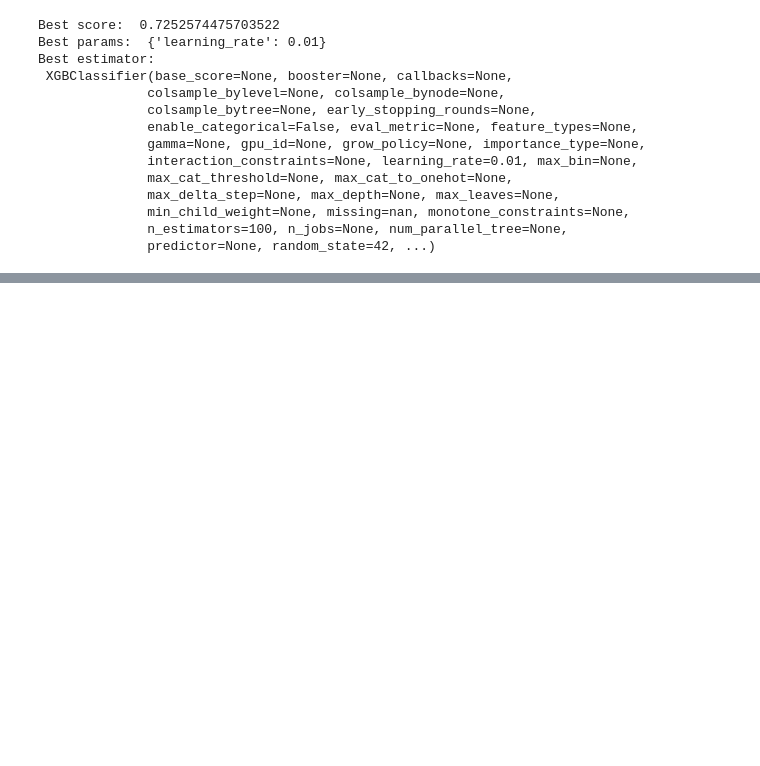
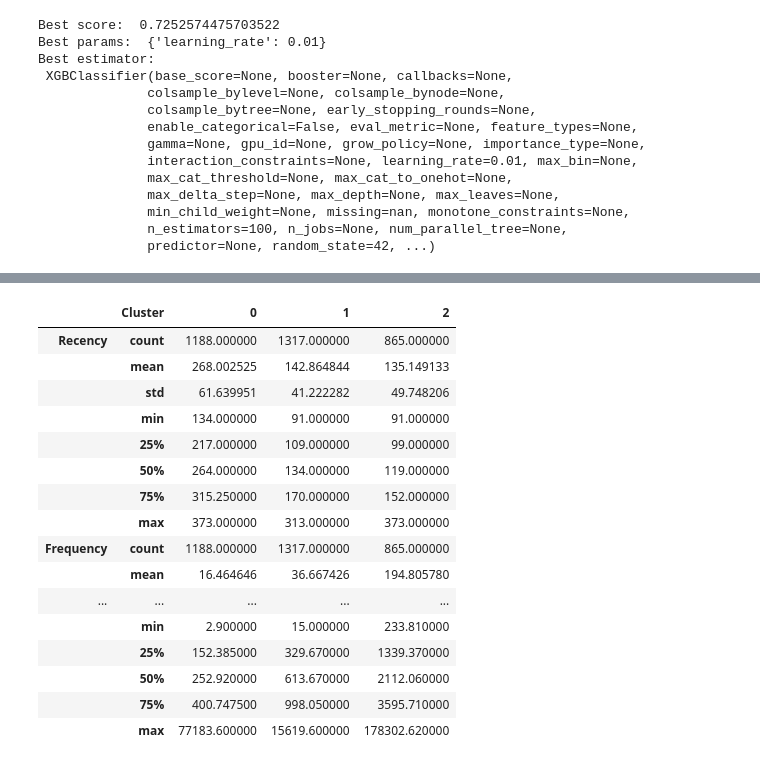
Before and after one commit to bahategar/Online-retail, a Jupyter notebook: Customer-potential.ipynb, the cells around one changed output, grey strips where cells are left out. Saved outputs shown, nothing was run; the diff lists cells and outputs as text; code cells hidden in the pictures; blank space fills up the shorter version.

```diff
--- a/Customer-potential.ipynb
+++ b/Customer-potential.ipynb
@@ -466,0 +439,20 @@ df_predictions.to_csv('./result/customer-potential.csv', index=False)
+# %%
+df_predictions.groupby('Cluster')[['Recency', 'Frequency', 'Monetary']].describe().T
+# %% [output]
+|  | Cluster | 0 | 1 | 2 |
+| Recency | count | 1188.000000 | 1317.000000 | 865.000000 |
+|  | mean | 268.002525 | 142.864844 | 135.149133 |
+|  | std | 61.639951 | 41.222282 | 49.748206 |
+|  | min | 134.000000 | 91.000000 | 91.000000 |
+|  | 25% | 217.000000 | 109.000000 | 99.000000 |
+|  | 50% | 264.000000 | 134.000000 | 119.000000 |
+|  | 75% | 315.250000 | 170.000000 | 152.000000 |
+|  | max | 373.000000 | 313.000000 | 373.000000 |
+| Frequency | count | 1188.000000 | 1317.000000 | 865.000000 |
+|  | mean | 16.464646 | 36.667426 | 194.805780 |
+| ... | ... | ... | ... | ... |
+|  | min | 2.900000 | 15.000000 | 233.810000 |
+|  | 25% | 152.385000 | 329.670000 | 1339.370000 |
+|  | 50% | 252.920000 | 613.670000 | 2112.060000 |
+|  | 75% | 400.747500 | 998.050000 | 3595.710000 |
+|  | max | 77183.600000 | 15619.600000 | 178302.620000 |
```
Also changed, not shown: parts of 31 cells of this notebook, 10 other files.
